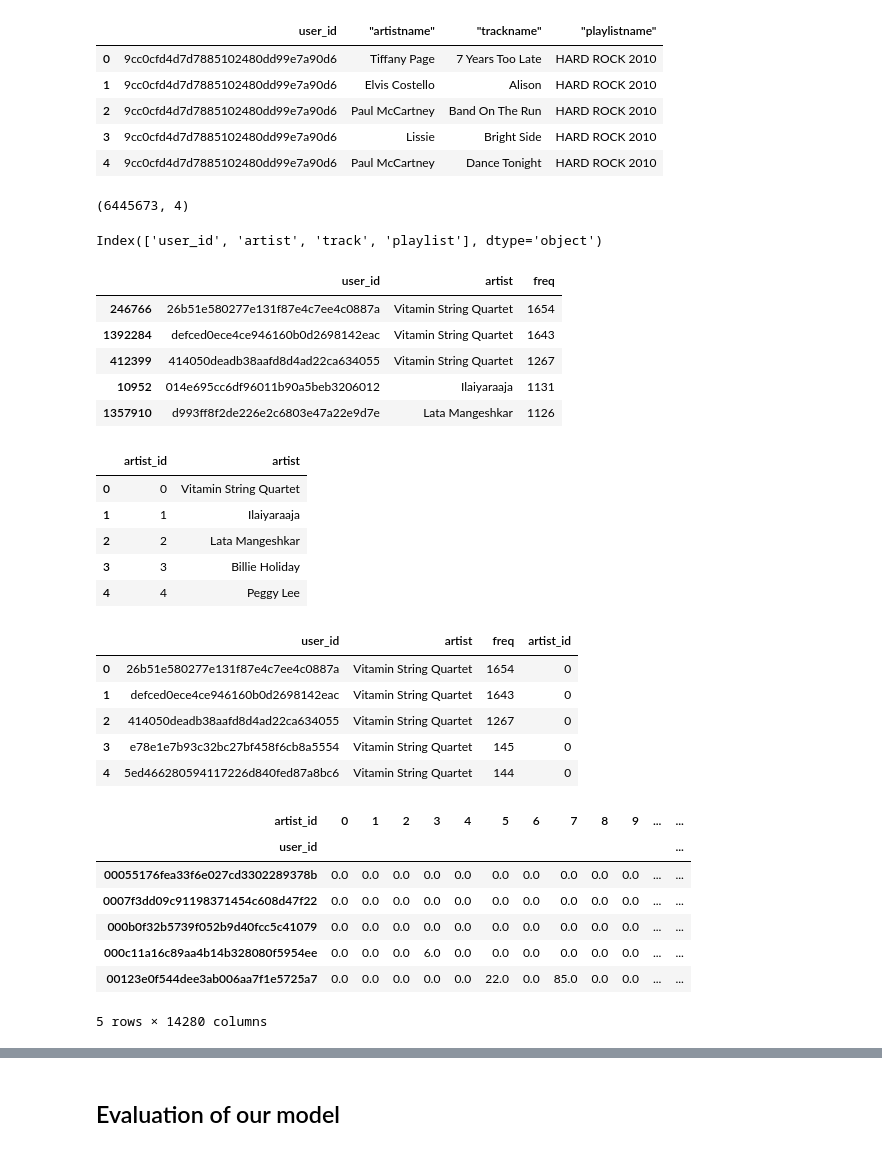
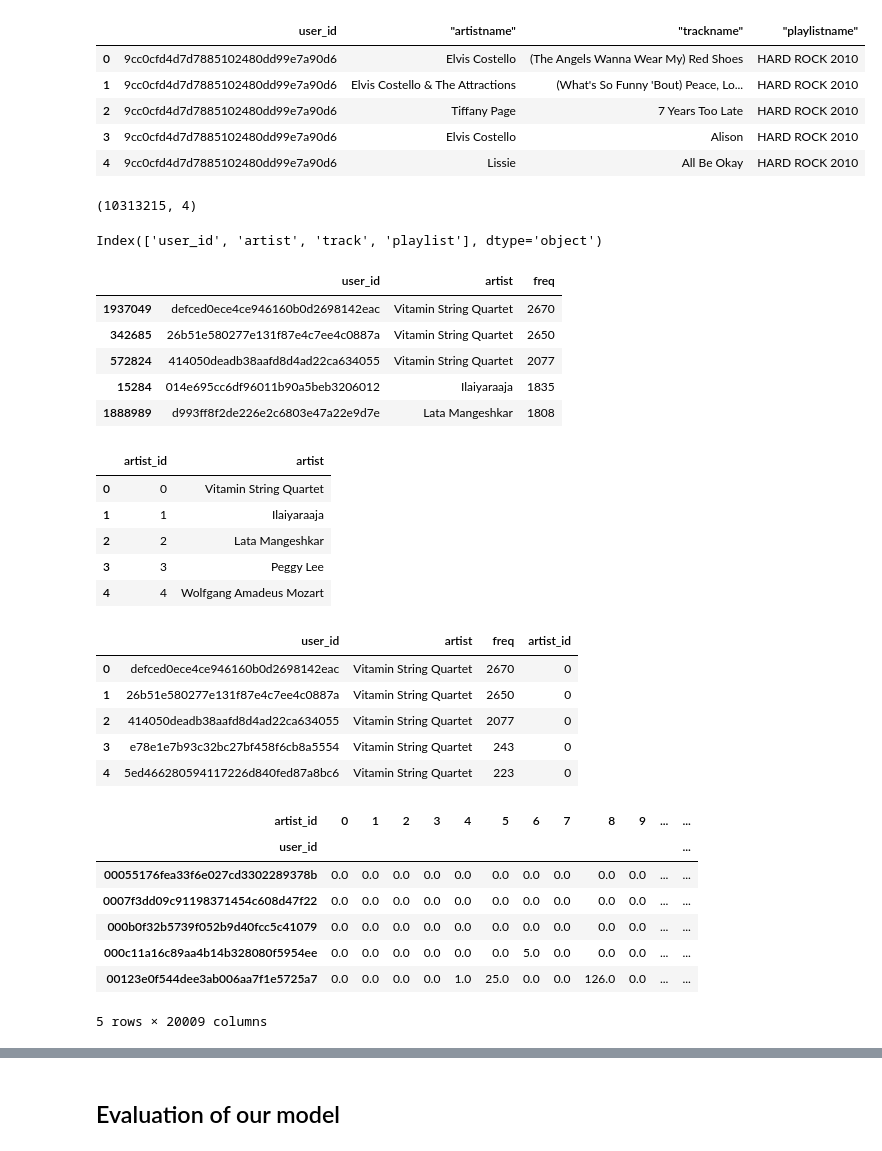
Before and after one commit to AntonisCSt/Music-Recommender-System, a Jupyter notebook: recommend_artist.ipynb, the cells around one changed output, grey strips where cells are left out. Drawn from its saved outputs; the diff is of its cells as text; code cells hidden in the pictures.

Commit message:
added corrections and inreased data for training

```diff
--- a/recommend_artist.ipynb
+++ b/recommend_artist.ipynb
@@ -18,21 +18,21 @@ import pickle
 
 import matplotlib.pyplot as plt
 # %%
-p = 0.5 # 50% of data due to high ammount
+p = 0.8 # 50% of data due to high ammount
 
 df_playlist = pd.read_csv('data\spotify_dataset.csv', error_bad_lines=False, warn_bad_lines=False, skiprows=lambda i: i>0 and random.random() > p)
 df_playlist.head()
 # %% [output]
 |  | user_id | "artistname" | "trackname" | "playlistname" |
-| 0 | 9cc0cfd4d7d7885102480dd99e7a90d6 | Tiffany Page | 7 Years Too Late | HARD ROCK 2010 |
-| 1 | 9cc0cfd4d7d7885102480dd99e7a90d6 | Elvis Costello | Alison | HARD ROCK 2010 |
-| 2 | 9cc0cfd4d7d7885102480dd99e7a90d6 | Paul McCartney | Band On The Run | HARD ROCK 2010 |
-| 3 | 9cc0cfd4d7d7885102480dd99e7a90d6 | Lissie | Bright Side | HARD ROCK 2010 |
-| 4 | 9cc0cfd4d7d7885102480dd99e7a90d6 | Paul McCartney | Dance Tonight | HARD ROCK 2010 |
+| 0 | 9cc0cfd4d7d7885102480dd99e7a90d6 | Elvis Costello | (The Angels Wanna Wear My) Red Shoes | HARD ROCK 2010 |
+| 1 | 9cc0cfd4d7d7885102480dd99e7a90d6 | Elvis Costello & The Attractions | (What's So Funny 'Bout) Peace, Lo... | HARD ROCK 2010 |
+| 2 | 9cc0cfd4d7d7885102480dd99e7a90d6 | Tiffany Page | 7 Years Too Late | HARD ROCK 2010 |
+| 3 | 9cc0cfd4d7d7885102480dd99e7a90d6 | Elvis Costello | Alison | HARD ROCK 2010 |
+| 4 | 9cc0cfd4d7d7885102480dd99e7a90d6 | Lissie | All Be Okay | HARD ROCK 2010 |
 # %%
 df_playlist.shape
 # %% [output]
-(6445673, 4)
+(10313215, 4)
 # %%
 df_playlist.columns = df_playlist.columns.str.replace('"', '')
 df_playlist.columns = df_playlist.columns.str.replace('name', '')
@@ -52,11 +52,11 @@ df_freq = df_playlist.groupby(['user_id', 'artist']).agg('size').reset_index().r
 df_freq.head()
 # %% [output]
 |  | user_id | artist | freq |
-| 246766 | 26b51e580277e131f87e4c7ee4c0887a | Vitamin String Quartet | 1654 |
-| 1392284 | defced0ece4ce946160b0d2698142eac | Vitamin String Quartet | 1643 |
-| 412399 | 414050deadb38aafd8d4ad22ca634055 | Vitamin String Quartet | 1267 |
-| 10952 | 014e695cc6df96011b90a5beb3206012 | Ilaiyaraaja | 1131 |
-| 1357910 | d993ff8f2de226e2c6803e47a22e9d7e | Lata Mangeshkar | 1126 |
+| 1937049 | defced0ece4ce946160b0d2698142eac | Vitamin String Quartet | 2670 |
+| 342685 | 26b51e580277e131f87e4c7ee4c0887a | Vitamin String Quartet | 2650 |
+| 572824 | 414050deadb38aafd8d4ad22ca634055 | Vitamin String Quartet | 2077 |
+| 15284 | 014e695cc6df96011b90a5beb3206012 | Ilaiyaraaja | 1835 |
+| 1888989 | d993ff8f2de226e2c6803e47a22e9d7e | Lata Mangeshkar | 1808 |
 # %%
 #create a DF for artists and add artist id
 df_artist = pd.DataFrame(df_freq["artist"].unique())
@@ -68,8 +68,8 @@ df_artist.head()
 | 0 | 0 | Vitamin String Quartet |
 | 1 | 1 | Ilaiyaraaja |
 | 2 | 2 | Lata Mangeshkar |
-| 3 | 3 | Billie Holiday |
-| 4 | 4 | Peggy Lee |
+| 3 | 3 | Peggy Lee |
+| 4 | 4 | Wolfgang Amadeus Mozart |
 # %%
 #merge
 df_freq  = pd.merge(df_freq , df_artist, how='inner', on='artist')
@@ -77,11 +77,11 @@ df_freq  = pd.merge(df_freq , df_artist, how='inner', on='artist')
 df_freq.head()
 # %% [output]
 |  | user_id | artist | freq | artist_id |
-| 0 | 26b51e580277e131f87e4c7ee4c0887a | Vitamin String Quartet | 1654 | 0 |
-| 1 | defced0ece4ce946160b0d2698142eac | Vitamin String Quartet | 1643 | 0 |
-| 2 | 414050deadb38aafd8d4ad22ca634055 | Vitamin String Quartet | 1267 | 0 |
-| 3 | e78e1e7b93c32bc27bf458f6cb8a5554 | Vitamin String Quartet | 145 | 0 |
-| 4 | 5ed466280594117226d840fed87a8bc6 | Vitamin String Quartet | 144 | 0 |
+| 0 | defced0ece4ce946160b0d2698142eac | Vitamin String Quartet | 2670 | 0 |
+| 1 | 26b51e580277e131f87e4c7ee4c0887a | Vitamin String Quartet | 2650 | 0 |
+| 2 | 414050deadb38aafd8d4ad22ca634055 | Vitamin String Quartet | 2077 | 0 |
+| 3 | e78e1e7b93c32bc27bf458f6cb8a5554 | Vitamin String Quartet | 243 | 0 |
+| 4 | 5ed466280594117226d840fed87a8bc6 | Vitamin String Quartet | 223 | 0 |
 # %%
 #Helpers functions are from the repo below:
 #https://github.com/aayushmnit/cookbook/blob/master/recsys.py
@@ -243,9 +243,9 @@ interactions.head()
 | 00055176fea33f6e027cd3302289378b | 0.0 | 0.0 | 0.0 | 0.0 | 0.0 | 0.0 | 0.0 | 0.0 | 0.0 | 0.0 | ... | ... |
 | 0007f3dd09c91198371454c608d47f22 | 0.0 | 0.0 | 0.0 | 0.0 | 0.0 | 0.0 | 0.0 | 0.0 | 0.0 | 0.0 | ... | ... |
 | 000b0f32b5739f052b9d40fcc5c41079 | 0.0 | 0.0 | 0.0 | 0.0 | 0.0 | 0.0 | 0.0 | 0.0 | 0.0 | 0.0 | ... | ... |
-| 000c11a16c89aa4b14b328080f5954ee | 0.0 | 0.0 | 0.0 | 6.0 | 0.0 | 0.0 | 0.0 | 0.0 | 0.0 | 0.0 | ... | ... |
-| 00123e0f544dee3ab006aa7f1e5725a7 | 0.0 | 0.0 | 0.0 | 0.0 | 0.0 | 22.0 | 0.0 | 85.0 | 0.0 | 0.0 | ... | ... |
+| 000c11a16c89aa4b14b328080f5954ee | 0.0 | 0.0 | 0.0 | 0.0 | 0.0 | 0.0 | 5.0 | 0.0 | 0.0 | 0.0 | ... | ... |
+| 00123e0f544dee3ab006aa7f1e5725a7 | 0.0 | 0.0 | 0.0 | 0.0 | 1.0 | 25.0 | 0.0 | 0.0 | 126.0 | 0.0 | ... | ... |
-5 rows × 14280 columns
+5 rows × 20009 columns
 # %%
 #create user dict
 
```
Also changed, not shown: parts of 8 cells of this notebook.
